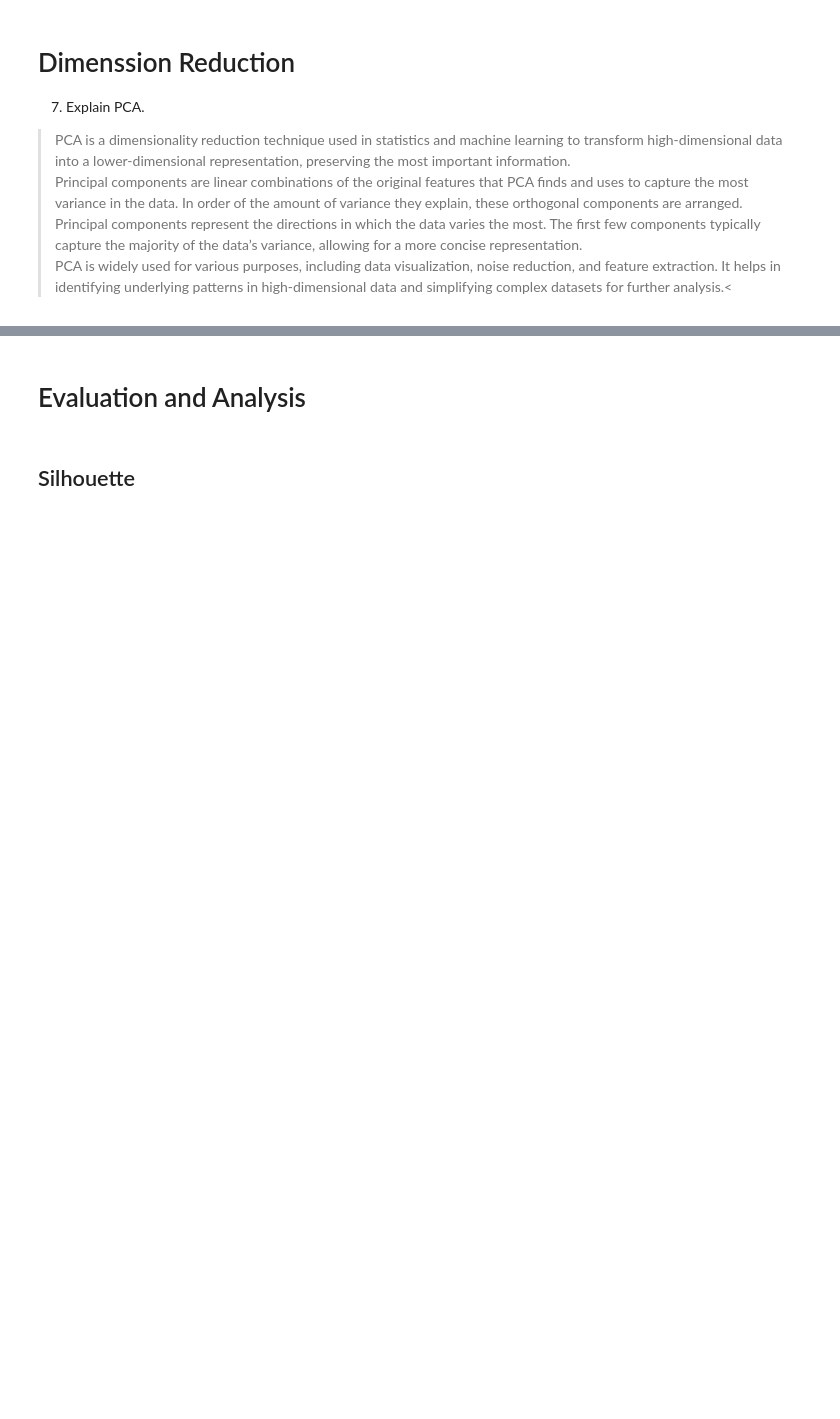
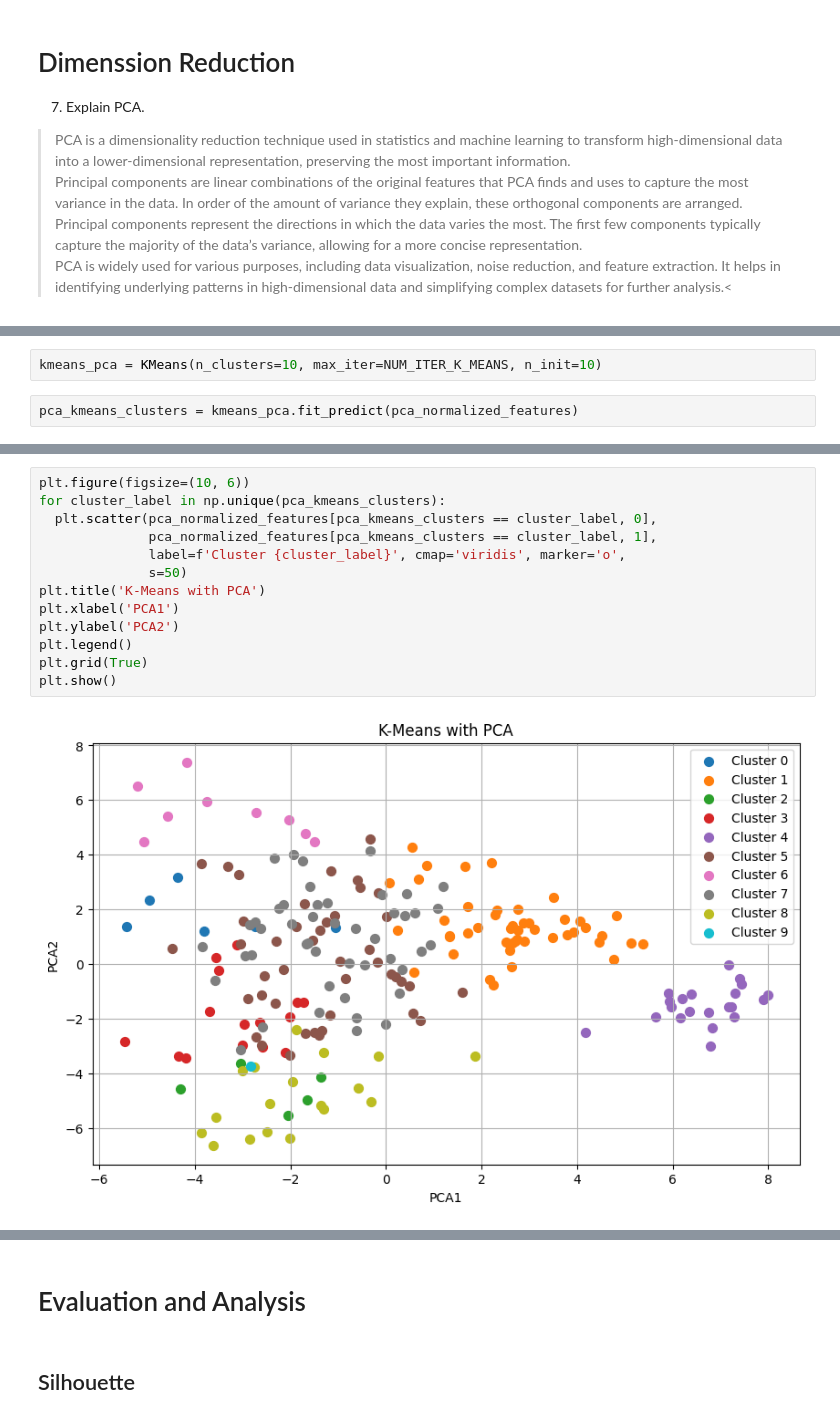
Before and after one commit to ArshiAbolghasemi/AI-UT, a Jupyter notebook: clustering/image_clustering.ipynb, the cells around one changed output, grey strips where cells are left out. Drawn from its saved outputs; the diff is of its cells as text; blank space fills up the shorter version.

```diff
--- a/clustering/image_clustering.ipynb
+++ b/clustering/image_clustering.ipynb
@@ -279,0 +377,4 @@ array([-1, -1, -1, -1, -1, -1, -1, -1, -1, -1, -1, -1, -1, -1, -1, -1, -1,
+# %%
+kmeans_pca = KMeans(n_clusters=10, max_iter=NUM_ITER_K_MEANS, n_init=10)
+# %%
+pca_kmeans_clusters = kmeans_pca.fit_predict(pca_normalized_features)
@@ -279,0 +414,15 @@ array([-1, -1, -1, -1, -1, -1, -1, -1, -1, -1, -1, -1, -1, -1, -1, -1, -1,
+# %%
+plt.figure(figsize=(10, 6))
+for cluster_label in np.unique(pca_kmeans_clusters):
+  plt.scatter(pca_normalized_features[pca_kmeans_clusters == cluster_label, 0],
+              pca_normalized_features[pca_kmeans_clusters == cluster_label, 1],
+              label=f'Cluster {cluster_label}', cmap='viridis', marker='o',
+              s=50)
+plt.title('K-Means with PCA')
+plt.xlabel('PCA1')
+plt.ylabel('PCA2')
+plt.legend()
+plt.grid(True)
+plt.show()
+# %% [output]
+[figure, added]
```
Also changed, not shown: parts of 63 cells of this notebook.
